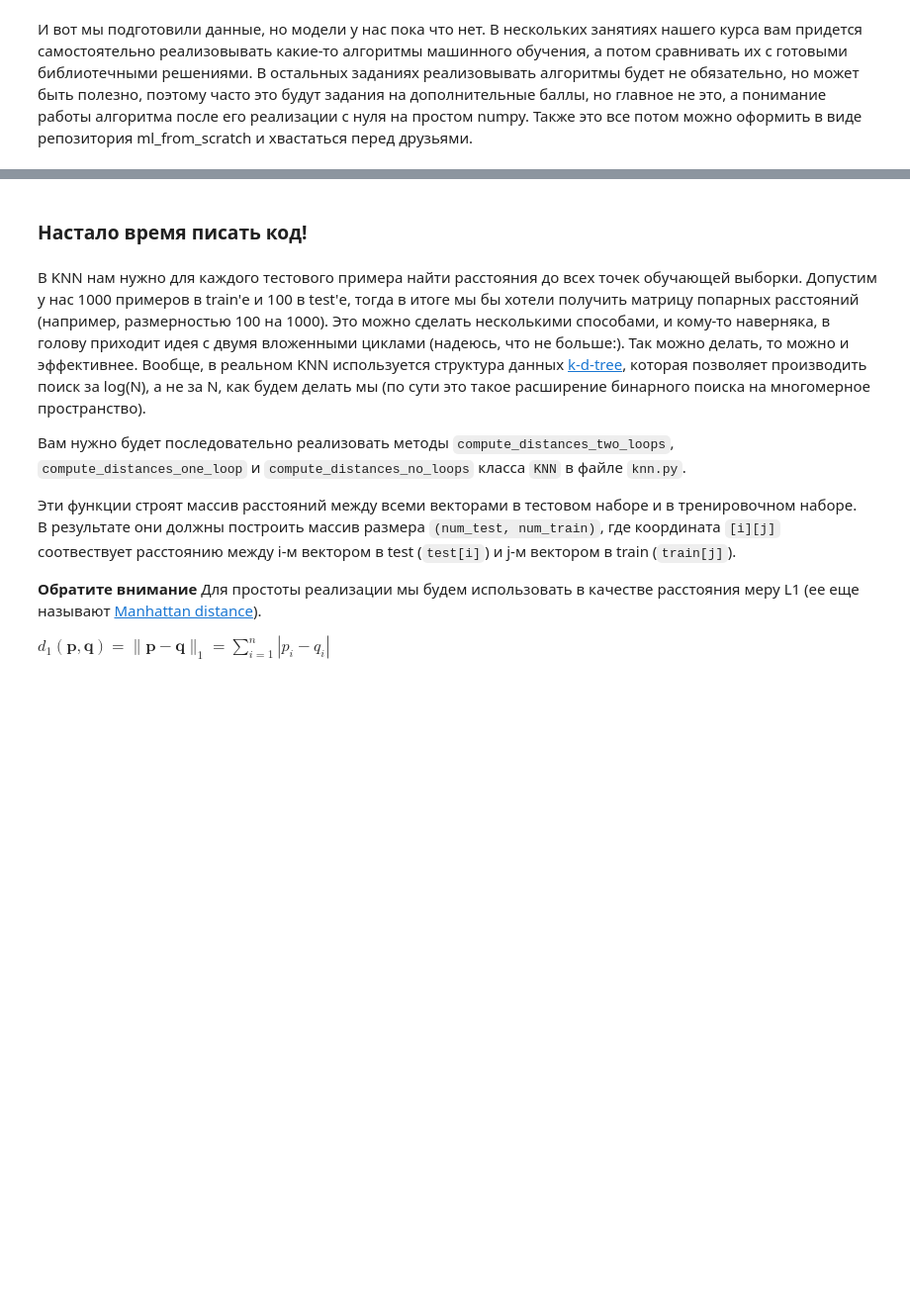
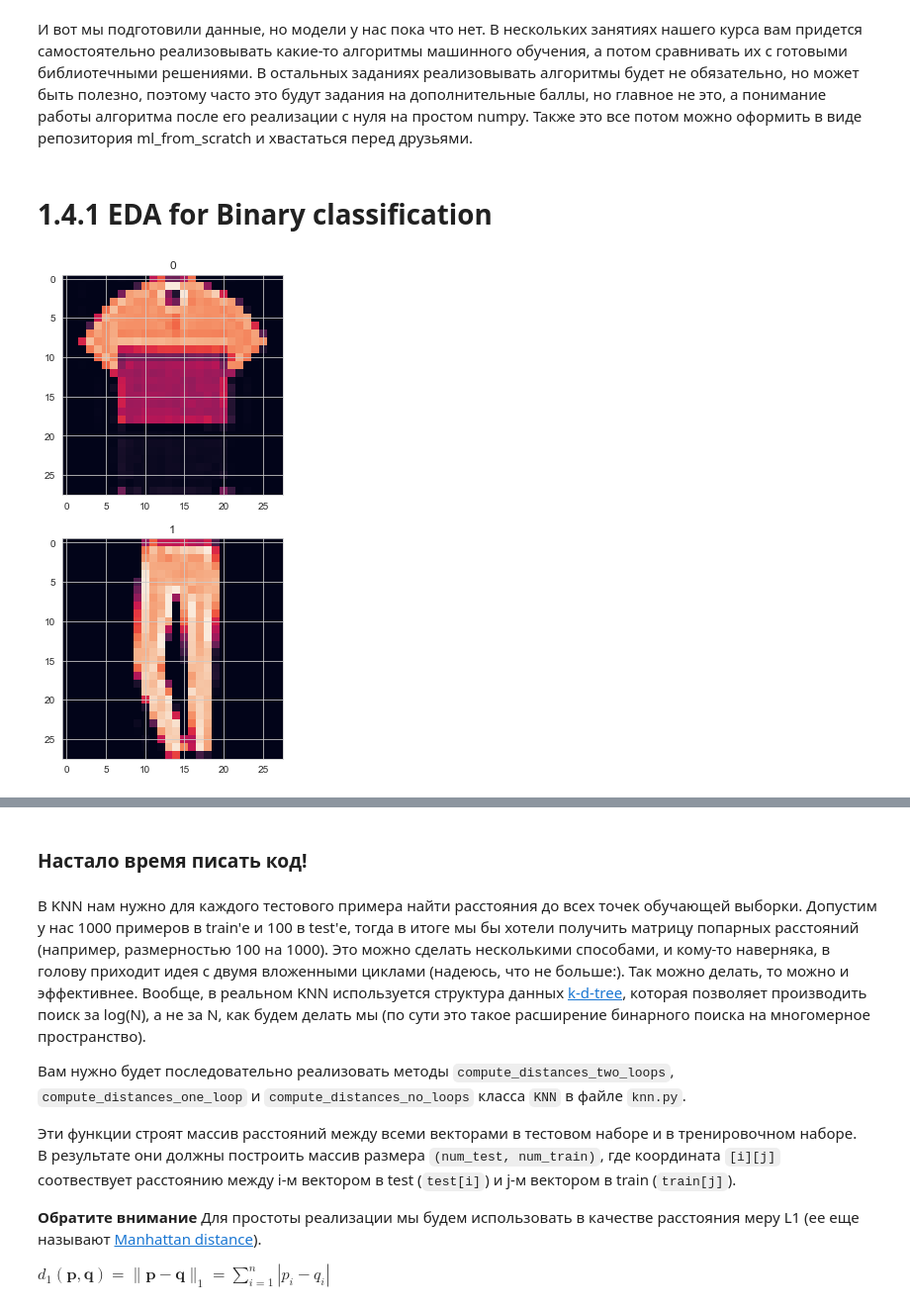
Before and after one commit to Tatiana-kik/BI_ML_2021, a Jupyter notebook: lesson_1_intro_knn/homework/KNN.ipynb, the cells around one changed output, grey strips where cells are left out. Shown at 99% size. Drawn from its saved outputs; the diff is of its cells as text; code cells hidden in the pictures; blank space fills up the shorter version.

```diff
--- a/lesson_1_intro_knn/homework/KNN.ipynb
+++ b/lesson_1_intro_knn/homework/KNN.ipynb
@@ -147,0 +131,11 @@ knn_classifier.fit(binary_train_X, binary_train_y)
+# %% [markdown]
+# 1.4.1 EDA for Binary classification
+# %%
+fig, axs = plt.subplots(2, 1)
+ten_images = []
+for i in range(0, 2):
+    axs[i % 2].imshow(binary_train_X[binary_train_y == i][0].reshape(28, 28, 1))
+    axs[i % 2].set_title(i)
+plt.show()
+# %% [output]
+[figure, added]
```
Also changed, not shown: parts of 51 cells of this notebook, 2 other files.
